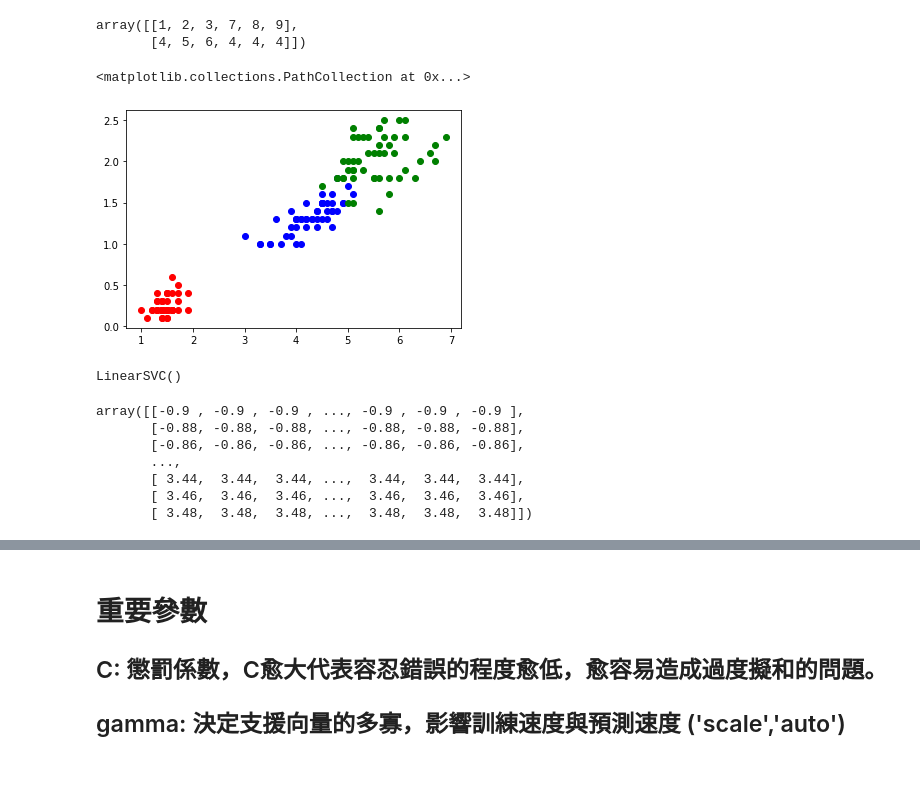
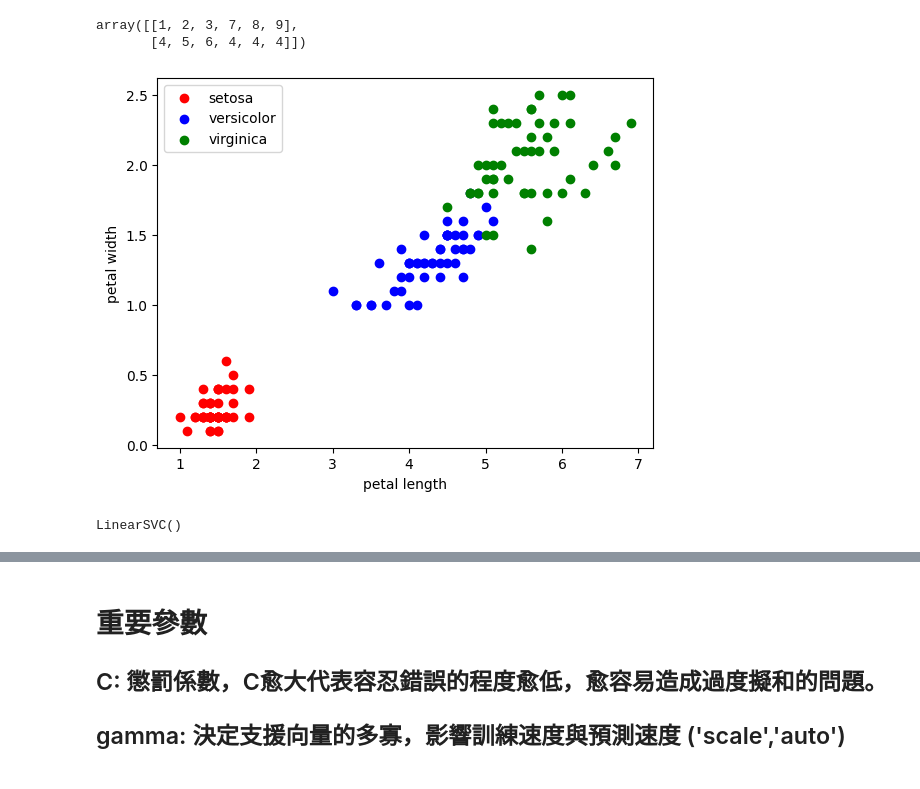
Before and after one commit to zhiyulin104/IMLP456, a Jupyter notebook: Unit05/Unit05_2/SVM.ipynb, the cells around one changed output, grey strips where cells are left out. Cells and saved outputs as stored; diff of their text form; code cells hidden in the pictures.

```diff
--- a/Unit05/Unit05_2/SVM.ipynb
+++ b/Unit05/Unit05_2/SVM.ipynb
@@ -89,12 +89,15 @@ virginica_petal_length=features[labels=='virginica',2]
 virginica_petal_width=features[labels=='virginica',3]
 virginica=np.c_[virginica_petal_length,virginica_petal_width]
 # %%
-plt.scatter(setosa[:,0],setosa[:,1],color='red')
-plt.scatter(versicolor[:,0],versicolor[:,1],color='blue')
-plt.scatter(virginica[:,0],virginica[:,1],color='green')
+plt.scatter(setosa[:,0],setosa[:,1],color='red', label='setosa')
+plt.scatter(versicolor[:,0],versicolor[:,1],color='blue', label='versicolor')
+plt.scatter(virginica[:,0],virginica[:,1],color='green', label='virginica')
+plt.xlabel('petal length')
+plt.ylabel('petal width')
+plt.legend()
+plt.show()
 # %% [output]
-<matplotlib.collections.PathCollection at 0x...>
-[figure, old version]
+[figure, new version]
 # %%
 training_data=np.r_[setosa, versicolor, virginica]
 training_labels=np.r_[np.zeros(len(setosa)),np.ones(len(versicolor)),np.ones(len(virginica))*2]
@@ -108,13 +109,3 @@ xx,yy=np.meshgrid(np.arange(training_x_min,training_x_max,grid_interval),np.aran
-# %%
-yy
-# %% [output]
-array([[-0.9 , -0.9 , -0.9 , ..., -0.9 , -0.9 , -0.9 ],
-       [-0.88, -0.88, -0.88, ..., -0.88, -0.88, -0.88],
-       [-0.86, -0.86, -0.86, ..., -0.86, -0.86, -0.86],
-       ...,
-       [ 3.44,  3.44,  3.44, ...,  3.44,  3.44,  3.44],
-       [ 3.46,  3.46,  3.46, ...,  3.46,  3.46,  3.46],
-       [ 3.48,  3.48,  3.48, ...,  3.48,  3.48,  3.48]])
 # %%
 training_x_min=training_data[:,0].min()-1
 training_x_max=training_data[:,0].max()+1
```
Also changed, not shown: parts of 3 cells of this notebook, 2 other files.
